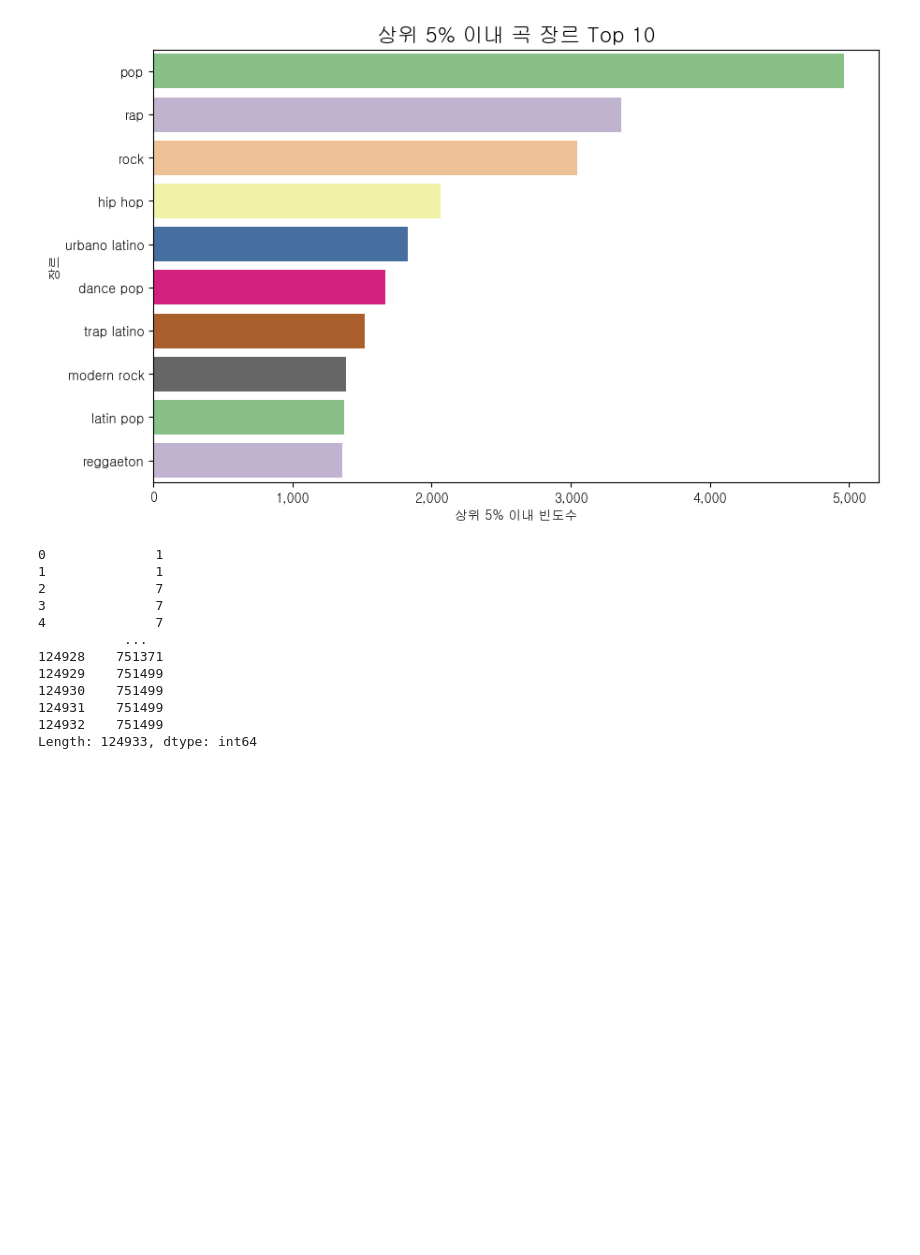
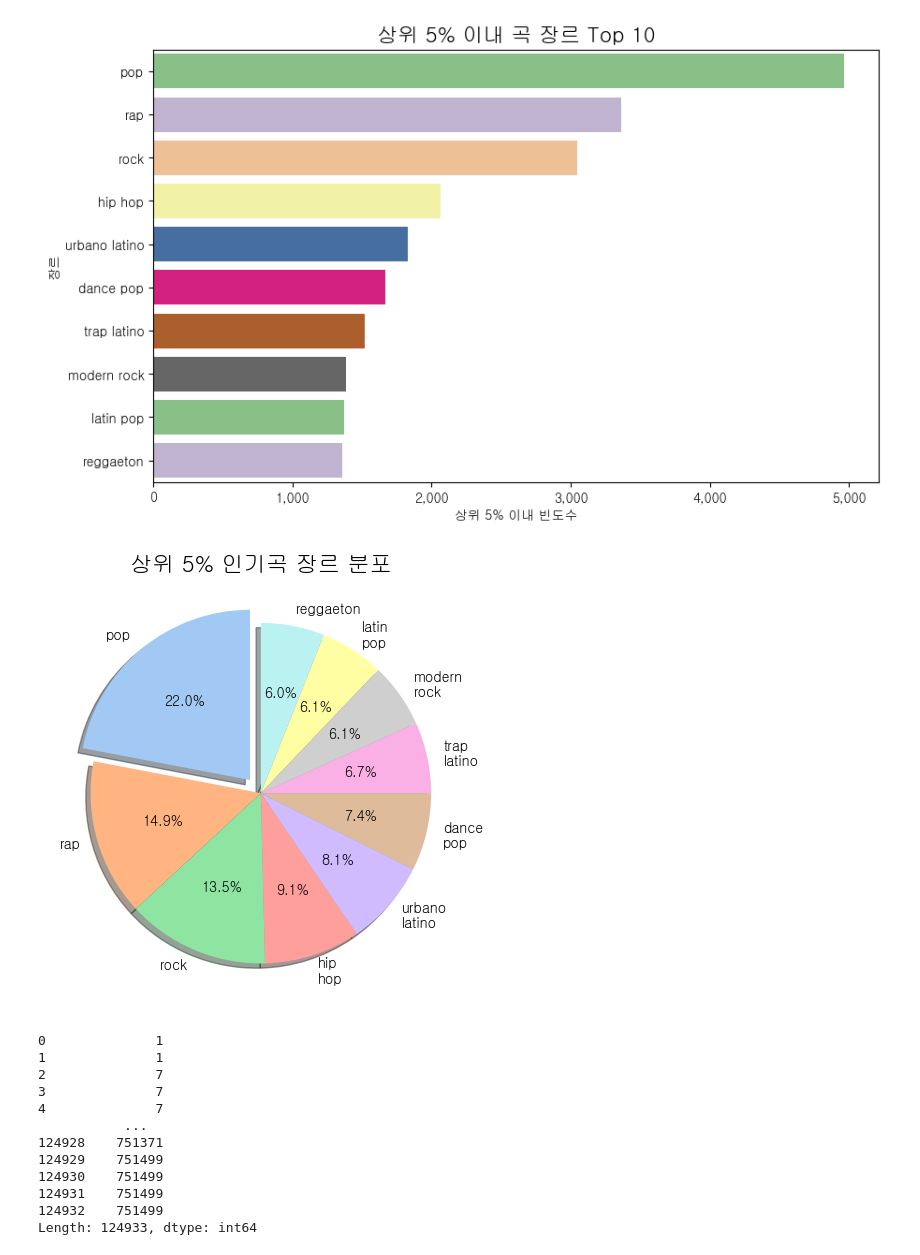
Before and after one commit to WindyAle/MelodiMatch, a Jupyter notebook: genre_analysis.ipynb, the cells around one changed output. Cells and saved outputs as stored; diff of their text form; code cells hidden in the pictures; blank space fills up the shorter version.

```diff
--- a/genre_analysis.ipynb
+++ b/genre_analysis.ipynb
@@ -395,6 +427,25 @@ plt.ylabel('장르')
 plt.show()
 # %% [output]
 [figure]
+# %%
+explodes = [0.1, 0,0,0,0,0,0,0,0,0]
+colors = sns.color_palette('pastel')[0:10]
+
+plt.pie(
+    top10_genre,
+    labels=top10_genre.index.str.replace(' ', '\n'),
+    autopct='%.1f%%',
+    startangle=90,
+    shadow=True,
+    explode=explodes,
+    colors=colors
+)
+
+plt.title("상위 5% 인기곡 장르 분포", fontsize=16)
+plt.tight_layout()
+plt.show()
+# %% [output]
+[figure, added]
 # %%
 top10_genre_index = pd.Series([x[0] for x in top10_genre_stack.index])
 top10_genre_index
```
Also changed, not shown: parts of 3 cells of this notebook.
